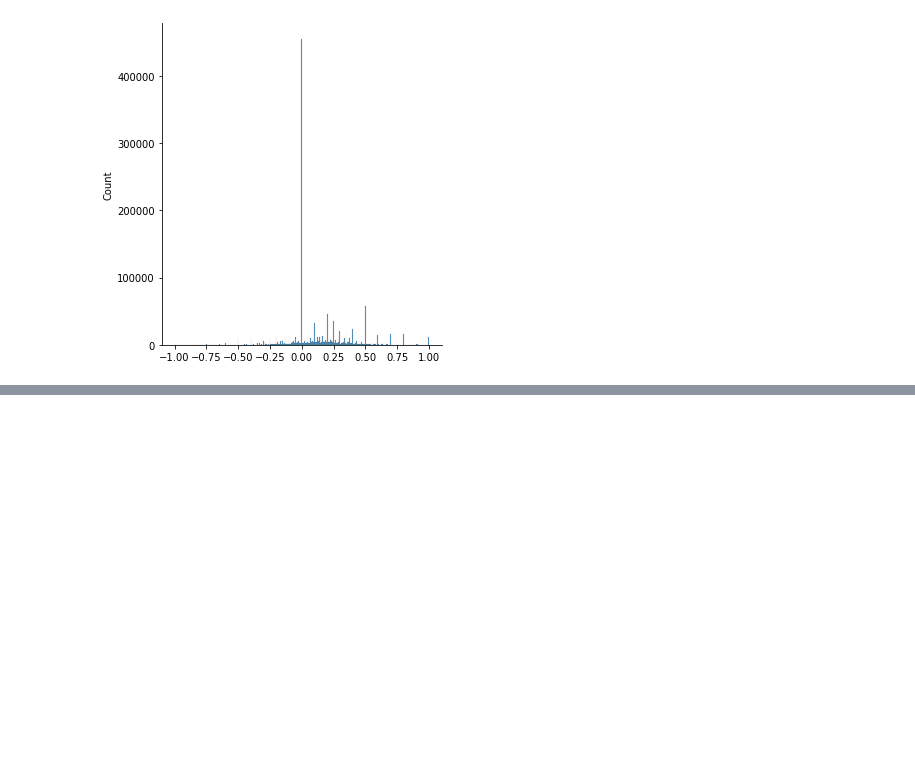
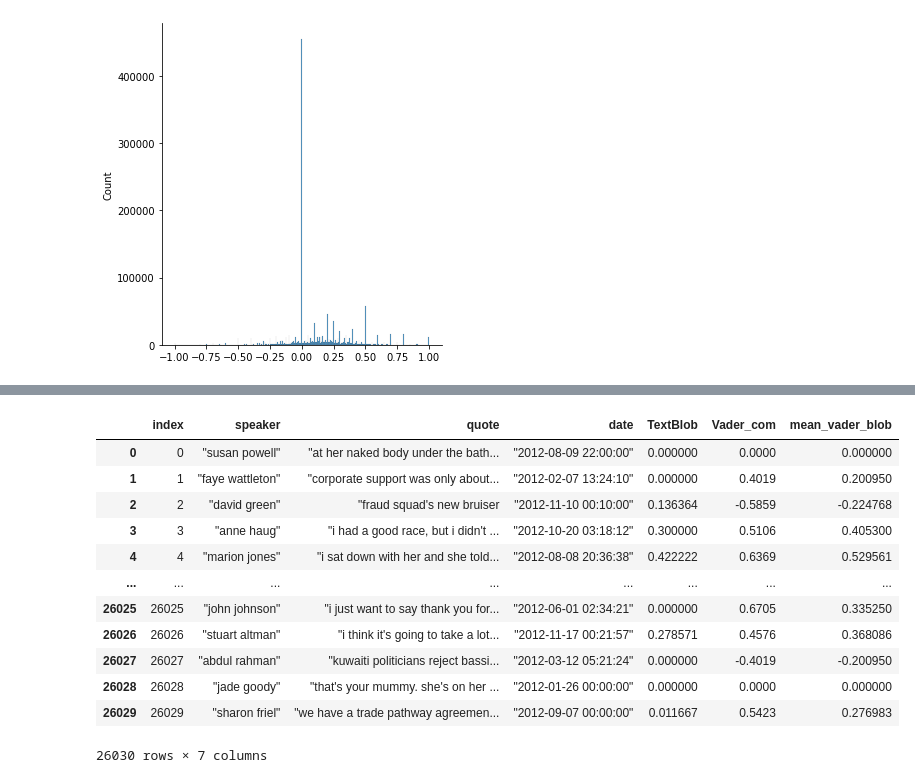
Before and after one commit to epfl-ada/ada-2021-project-abracadabra, a Jupyter notebook: Sentiment analysis.ipynb, the cells around one changed output, grey strips where cells are left out. Saved outputs shown, nothing was run; the diff lists cells and outputs as text; code cells hidden in the pictures; blank space fills up the shorter version.

```diff
--- a/Sentiment analysis.ipynb
+++ b/Sentiment analysis.ipynb
@@ -192,0 +263,34 @@ No module named 'tensorflow.python.keras.engine.keras_tensor'
+# %%
+sid = SentimentIntensityAnalyzer()
+
+def sentiment(df):
+    '''
+    Add to quotes dataframe df evaluations of the quote's sentiment
+    '''
+    df['TextBlob'] = df.apply(lambda row: TextBlob(row.quote).sentiment.polarity,  axis = 1)
+    #speaker_df['Vader_pos'] = speaker_df.apply(lambda row: sid.polarity_scores(row.Quote)['pos'],  axis = 1)
+    #speaker_df['Vader_neg'] = speaker_df.apply(lambda row: sid.polarity_scores(row.Quote)['neg'],  axis = 1)
+    df['Vader_com'] = df.apply(lambda row: sid.polarity_scores(row.quote)['compound'],  axis = 1)
+    #speaker_df['Vader_neu'] = speaker_df.apply(lambda row: sid.polarity_scores(row.Quote)['neu'],  axis = 1)
+    df['mean_vader_blob'] = df.apply(lambda row: np.mean([row.TextBlob, row.Vader_com]),  axis = 1)
+    df = df.reset_index()
+
+
+    return df
+# %%
+
+sentiment(medical_df)
+# %% [output]
+|  | index | speaker | quote | date | TextBlob | Vader_com | mean_vader_blob |
+| 0 | 0 | "susan powell" | "at her naked body under the bath... | "2012-08-09 22:00:00" | 0.000000 | 0.0000 | 0.000000 |
+| 1 | 1 | "faye wattleton" | "corporate support was only about... | "2012-02-07 13:24:10" | 0.000000 | 0.4019 | 0.200950 |
+| 2 | 2 | "david green" | "fraud squad's new bruiser | "2012-11-10 00:10:00" | 0.136364 | -0.5859 | -0.224768 |
+| 3 | 3 | "anne haug" | "i had a good race, but i didn't ... | "2012-10-20 03:18:12" | 0.300000 | 0.5106 | 0.405300 |
+| 4 | 4 | "marion jones" | "i sat down with her and she told... | "2012-08-08 20:36:38" | 0.422222 | 0.6369 | 0.529561 |
+| ... | ... | ... | ... | ... | ... | ... | ... |
+| 26025 | 26025 | "john johnson" | "i just want to say thank you for... | "2012-06-01 02:34:21" | 0.000000 | 0.6705 | 0.335250 |
+| 26026 | 26026 | "stuart altman" | "i think it's going to take a lot... | "2012-11-17 00:21:57" | 0.278571 | 0.4576 | 0.368086 |
+| 26027 | 26027 | "abdul rahman" | "kuwaiti politicians reject bassi... | "2012-03-12 05:21:24" | 0.000000 | -0.4019 | -0.200950 |
+| 26028 | 26028 | "jade goody" | "that's your mummy. she's on her ... | "2012-01-26 00:00:00" | 0.000000 | 0.0000 | 0.000000 |
+| 26029 | 26029 | "sharon friel" | "we have a trade pathway agreemen... | "2012-09-07 00:00:00" | 0.011667 | 0.5423 | 0.276983 |
+26030 rows × 7 columns
```
Also changed, not shown: parts of 19 cells of this notebook.
